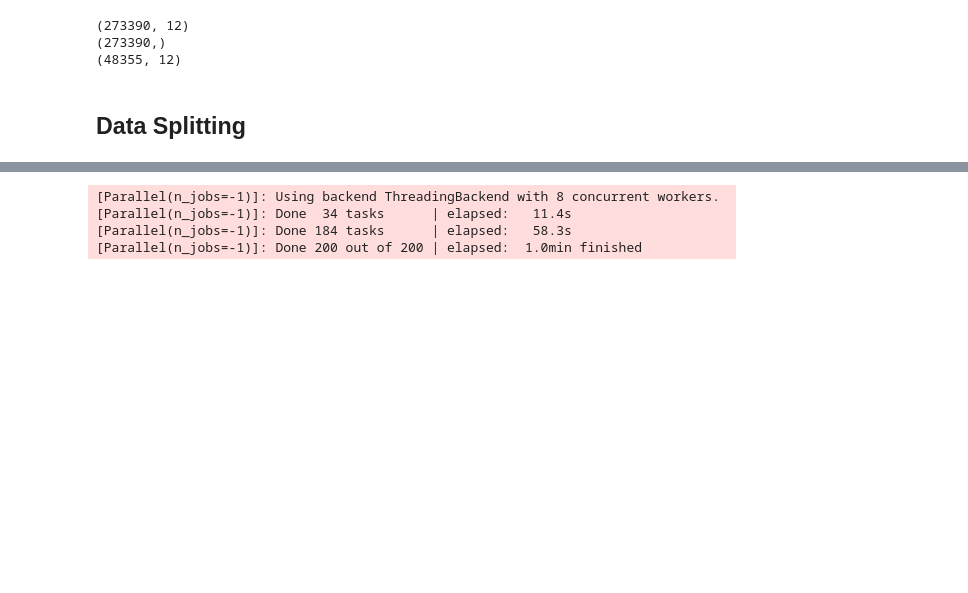
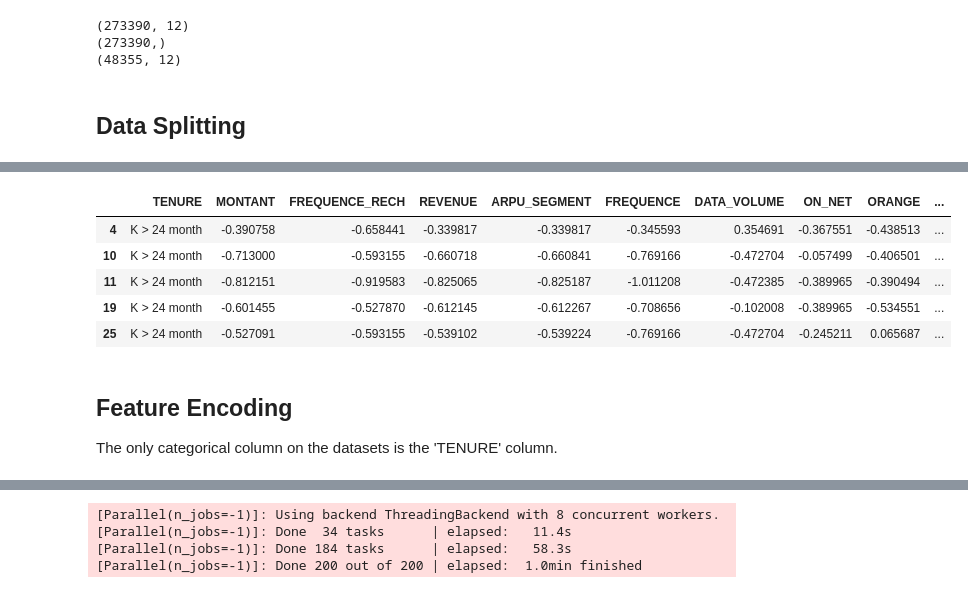
Before and after one commit to iameberedavid/Expresso-Customer-Churn-Challenge-On-Zindi, a Jupyter notebook: dev/StarterNotebook.ipynb, the cells around one changed output, grey strips where cells are left out. Saved outputs shown, nothing was run; the diff lists cells and outputs as text; code cells hidden in the pictures; blank space fills up the shorter version.

```diff
--- a/dev/StarterNotebook.ipynb
+++ b/dev/StarterNotebook.ipynb
@@ -1365,0 +1243,9 @@ rand = RandomForestClassifier(bootstrap=True,criterion = "gini",
+# %%
+# Split the features(X) and target(y) variables to obtain the training and validation sets
+X_train,X_val,y_train,y_val = train_test_split(X,y,test_size=0.2,random_state=42)
+
+# Print the shape of the training and validation sets
+print(X_train.shape)
+print(y_train.shape)
+print(X_val.shape)
+print(y_val.shape)
@@ -1365,0 +1259,5 @@ rand = RandomForestClassifier(bootstrap=True,criterion = "gini",
+# %%
+# Specify the numeric columns
+
+num_cols = ['MONTANT', 'FREQUENCE_RECH', 'REVENUE', 'ARPU_SEGMENT', 'FREQUENCE', 'DATA_VOLUME', 'ON_NET', 'ORANGE', 'TIGO',
+            'REGULARITY', 'FREQ_TOP_PACK']
@@ -1365,0 +1294,17 @@ rand = RandomForestClassifier(bootstrap=True,criterion = "gini",
+# %%
+# Fit and transform the numerical columns of test data
+test_data[num_cols] = scaler.transform(test_data[num_cols])
+
+# Verify that the numerical columns of test data have been standardized by the scaler
+test_data.head()
+# %% [output]
+|  | TENURE | MONTANT | FREQUENCE_RECH | REVENUE | ARPU_SEGMENT | FREQUENCE | DATA_VOLUME | ON_NET | ORANGE | ... |
+| 4 | K > 24 month | -0.390758 | -0.658441 | -0.339817 | -0.339817 | -0.345593 | 0.354691 | -0.367551 | -0.438513 | ... |
+| 10 | K > 24 month | -0.713000 | -0.593155 | -0.660718 | -0.660841 | -0.769166 | -0.472704 | -0.057499 | -0.406501 | ... |
+| 11 | K > 24 month | -0.812151 | -0.919583 | -0.825065 | -0.825187 | -1.011208 | -0.472385 | -0.389965 | -0.390494 | ... |
+| 19 | K > 24 month | -0.601455 | -0.527870 | -0.612145 | -0.612267 | -0.708656 | -0.102008 | -0.389965 | -0.534551 | ... |
+| 25 | K > 24 month | -0.527091 | -0.593155 | -0.539102 | -0.539224 | -0.769166 | -0.472704 | -0.245211 | 0.065687 | ... |
+# %% [markdown]
+## Feature Encoding
+
+The only categorical column on the datasets is the 'TENURE' column.
```
Also changed, not shown: parts of 36 cells of this notebook.
